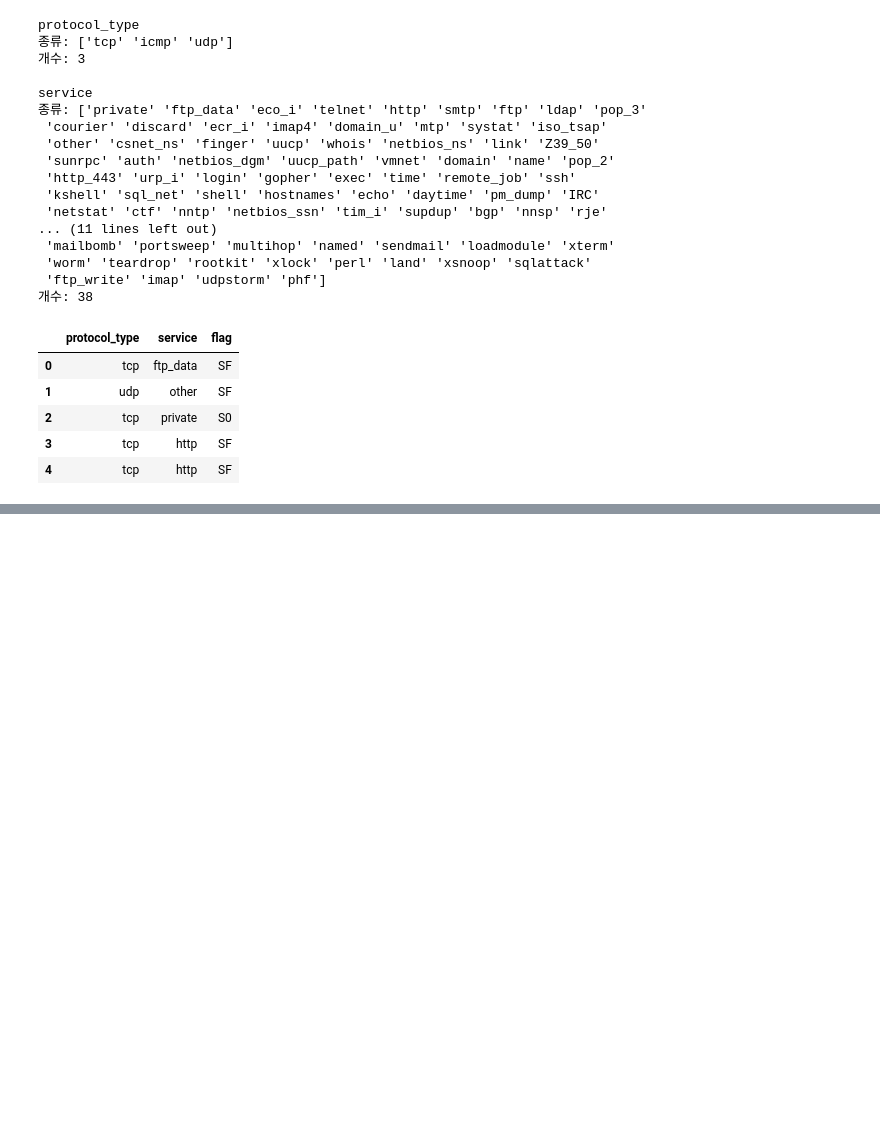
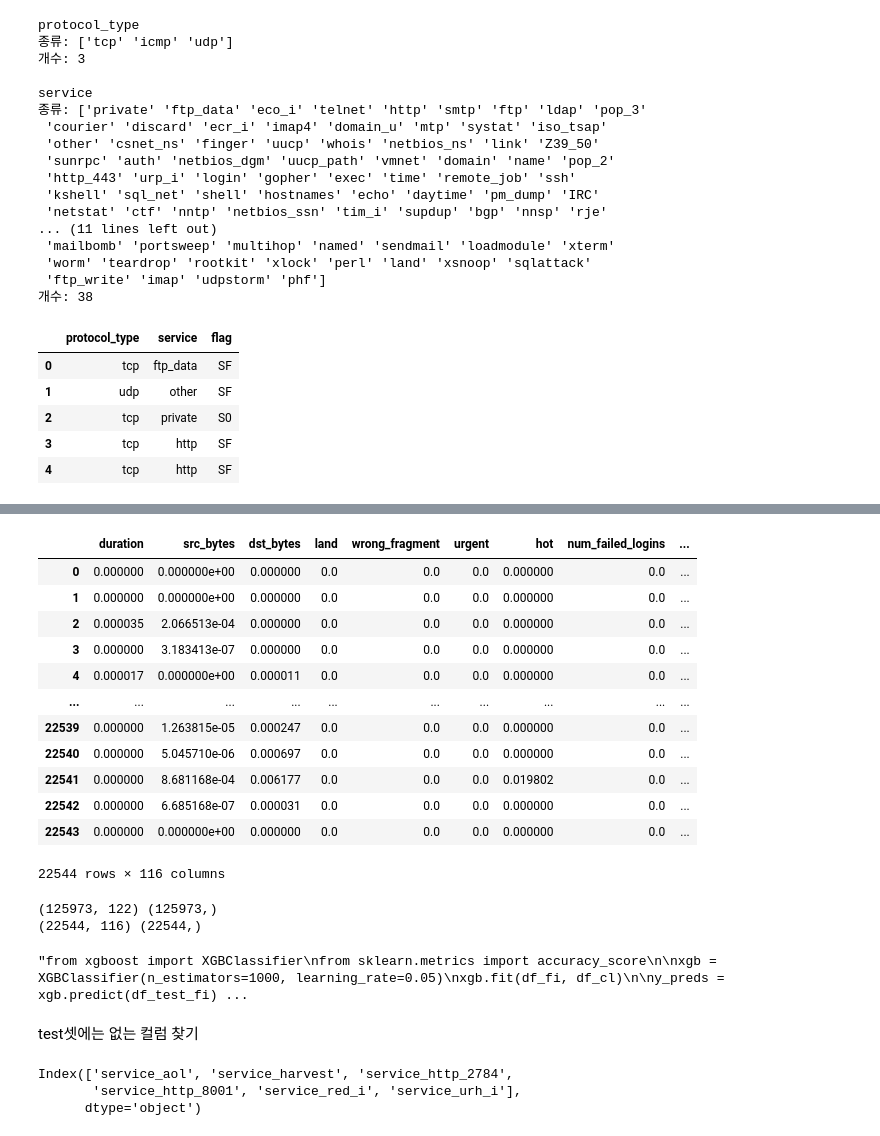
Before and after one commit to bomul0417/study, a Jupyter notebook: NIDS_Project/Preprocessing.ipynb, the cells around one changed output, grey strips where cells are left out. Drawn from its saved outputs; the diff is of its cells as text; code cells hidden in the pictures; blank space fills up the shorter version.

```diff
--- a/NIDS_Project/Preprocessing.ipynb
+++ b/NIDS_Project/Preprocessing.ipynb
@@ -145,0 +141,53 @@ df_test_dumm
+# %%
+df_test_dumm = pd.get_dummies(df_test, columns=['protocol_type','service','flag'])
+
+df_test_fi = df_test_dumm.drop(columns=['class_label'])
+df_test_cl = df_test_dumm['class_label']
+
+scaler = sklearn.preprocessing.MinMaxScaler()
+np_scaled = scaler.fit_transform(df_test_fi)
+
+df_test_fi = pd.DataFrame(np_scaled, columns = df_test_fi.columns)
+
+df_test_fi
+# %% [output]
+|  | duration | src_bytes | dst_bytes | land | wrong_fragment | urgent | hot | num_failed_logins | ... |
+| 0 | 0.000000 | 0.000000e+00 | 0.000000 | 0.0 | 0.0 | 0.0 | 0.000000 | 0.0 | ... |
+| 1 | 0.000000 | 0.000000e+00 | 0.000000 | 0.0 | 0.0 | 0.0 | 0.000000 | 0.0 | ... |
+| 2 | 0.000035 | 2.066513e-04 | 0.000000 | 0.0 | 0.0 | 0.0 | 0.000000 | 0.0 | ... |
+| 3 | 0.000000 | 3.183413e-07 | 0.000000 | 0.0 | 0.0 | 0.0 | 0.000000 | 0.0 | ... |
+| 4 | 0.000017 | 0.000000e+00 | 0.000011 | 0.0 | 0.0 | 0.0 | 0.000000 | 0.0 | ... |
+| ... | ... | ... | ... | ... | ... | ... | ... | ... | ... |
+| 22539 | 0.000000 | 1.263815e-05 | 0.000247 | 0.0 | 0.0 | 0.0 | 0.000000 | 0.0 | ... |
+| 22540 | 0.000000 | 5.045710e-06 | 0.000697 | 0.0 | 0.0 | 0.0 | 0.000000 | 0.0 | ... |
+| 22541 | 0.000000 | 8.681168e-04 | 0.006177 | 0.0 | 0.0 | 0.0 | 0.019802 | 0.0 | ... |
+| 22542 | 0.000000 | 6.685168e-07 | 0.000031 | 0.0 | 0.0 | 0.0 | 0.000000 | 0.0 | ... |
+| 22543 | 0.000000 | 0.000000e+00 | 0.000000 | 0.0 | 0.0 | 0.0 | 0.000000 | 0.0 | ... |
+22544 rows × 116 columns
+# %%
+print(df_fi.shape, df_cl.shape)
+print(df_test_fi.shape, df_test_cl.shape)
+# %% [output]
+(125973, 122) (125973,)
+(22544, 116) (22544,)
+# %%
+'''from xgboost import XGBClassifier
+from sklearn.metrics import accuracy_score
+
+xgb = XGBClassifier(n_estimators=1000, learning_rate=0.05)
+xgb.fit(df_fi, df_cl)
+
+y_preds = xgb.predict(df_test_fi)
+
+print('Accuracy: %.2f' % accuracy_score(df_test_cl, y_preds))'''
+# %% [output]
+"from xgboost import XGBClassifier\nfrom sklearn.metrics import accuracy_score\n\nxgb = XGBClassifier(n_estimators=1000, learning_rate=0.05)\nxgb.fit(df_fi, df_cl)\n\ny_preds = xgb.predict(df_test_fi) ...
+# %% [markdown]
+test셋에는 없는 컬럼 찾기
+# %%
+diff = df_fi.columns.difference(df_test_fi.columns)
+diff
+# %% [output]
+Index(['service_aol', 'service_harvest', 'service_http_2784',
+       'service_http_8001', 'service_red_i', 'service_urh_i'],
+      dtype='object')
```
Also changed, not shown: parts of 23 cells of this notebook.
